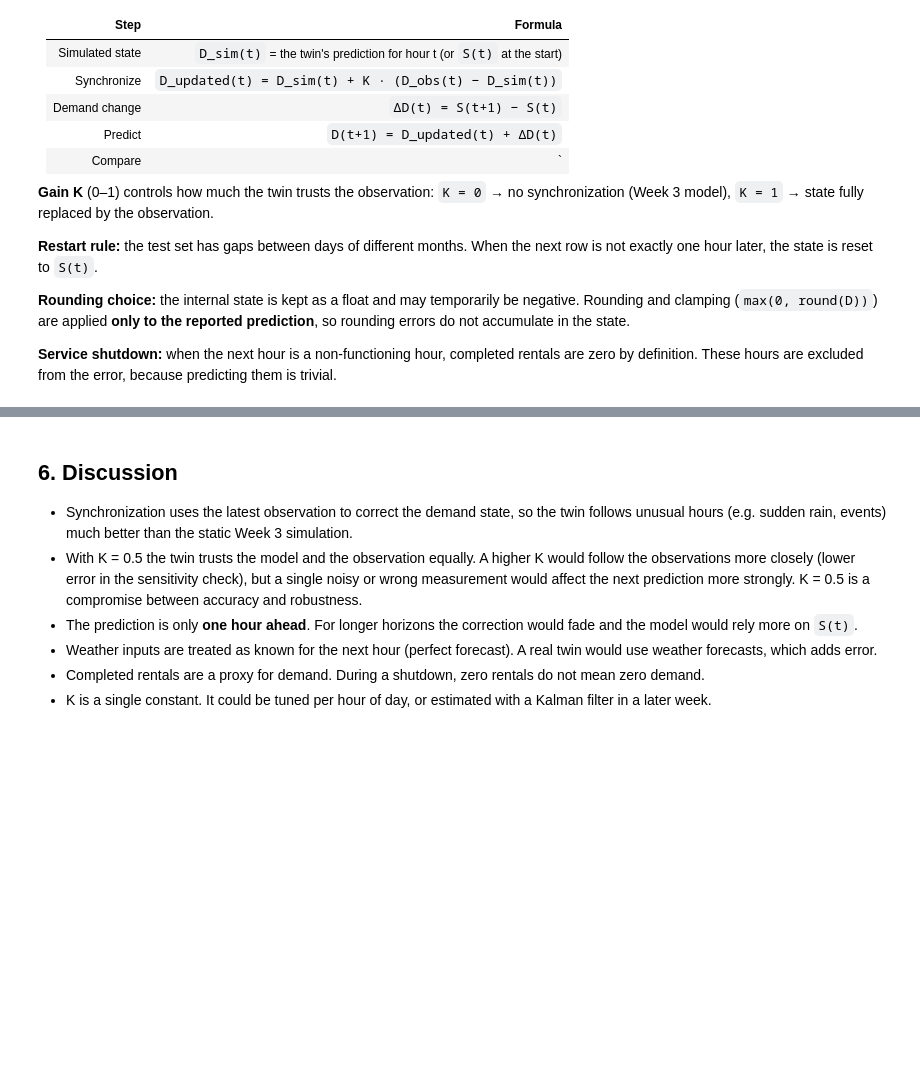
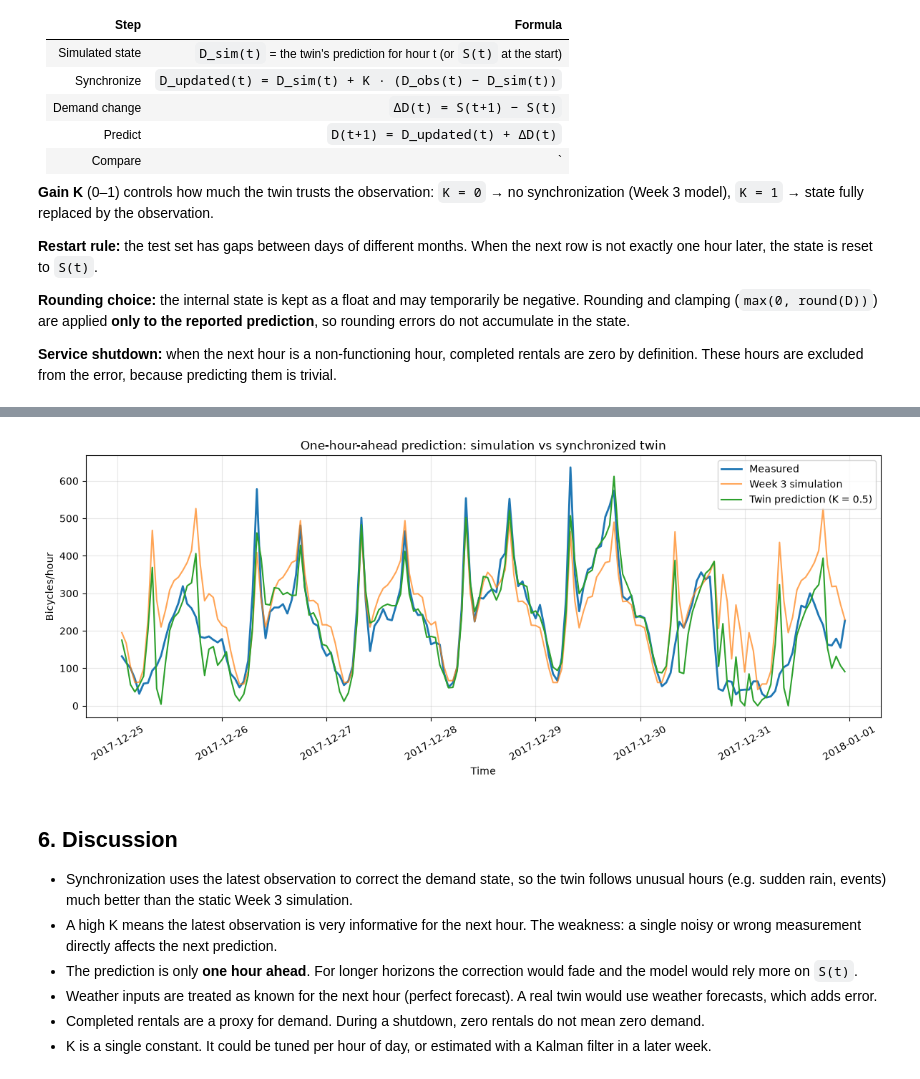
Before and after one commit to hazidoni/University---Digital-Twins, a Jupyter notebook: Week-4/week4_seoul_bike_sync.ipynb, the cells around one changed output, grey strips where cells are left out. Cells and saved outputs as stored; diff of their text form; code cells hidden in the pictures; blank space fills up the shorter version.

Commit message:
Add Week 4 synchronization notebook

```diff
--- a/Week-4/week4_seoul_bike_sync.ipynb
+++ b/Week-4/week4_seoul_bike_sync.ipynb
@@ -157,3 +146,5 @@ print('Used K:', K)
+# %%
+best_K = 0.5
 # %% [markdown]
 ## 5. Evaluate on the test data
 
@@ -164,11 +155,11 @@ Compare three predictors on the same one-hour-ahead test hours:
 # %%
-twin = run_twin(test, K)
+twin = run_twin(test, best_K)
 no_sync = run_twin(test, 0.0)
 
 summary = pd.Series({
     'Week 3 simulation': mae(twin, 'Week 3 simulation'),
     'Twin, K = 0': mae(no_sync, 'Twin prediction'),
-    f'Twin, K = {K}': mae(twin, 'Twin prediction'),
+    f'Twin, K = {best_K}': mae(twin, 'Twin prediction'),
 })
 print('Test MAE, operating hours only (bicycles/hour):')
 print(summary.round(1))
@@ -179,25 +178,27 @@ print(f'Error reduction from synchronization: {improvement:.0%}')
 # %%
 # One test week from the first test month
 first_month = twin['Timestamp'].dt.month.iloc[0]
 week = twin[twin['Timestamp'].dt.month == first_month].head(168)
 
 plt.figure(figsize=(12, 5))
 plt.plot(week['Timestamp'], week['Measured'], label='Measured', linewidth=2)
 plt.plot(week['Timestamp'], week['Week 3 simulation'], label='Week 3 simulation', alpha=0.7)
-plt.plot(week['Timestamp'], week['Twin prediction'], label=f'Twin prediction (K = {K})')
+plt.plot(week['Timestamp'], week['Twin prediction'], label=f'Twin prediction (K = {best_K})')
 plt.title('One-hour-ahead prediction: simulation vs synchronized twin')
 plt.xlabel('Time')
 plt.ylabel('Bicycles/hour')
 plt.xticks(rotation=30)
 plt.legend()
 plt.grid(alpha=0.3)
 plt.tight_layout()
 plt.show()
+# %% [output]
+[figure, added]
 # %% [markdown]
 ## 6. Discussion
 
 - Synchronization uses the latest observation to correct the demand state, so the twin follows unusual hours (e.g. sudden rain, events) much better than the static Week 3 simulation.
-- With K = 0.5 the twin trusts the model and the observation equally. A higher K would follow the observations more closely (lower error in the sensitivity check), but a single noisy or wrong measurement would affect the next prediction more strongly. K = 0.5 is a compromise between accuracy and robustness.
+- A high K means the latest observation is very informative for the next hour. The weakness: a single noisy or wrong measurement directly affects the next prediction.
 - The prediction is only **one hour ahead**. For longer horizons the correction would fade and the model would rely more on `S(t)`.
 - Weather inputs are treated as known for the next hour (perfect forecast). A real twin would use weather forecasts, which adds error.
 - Completed rentals are a proxy for demand. During a shutdown, zero rentals do not mean zero demand.
```
Also changed, not shown: parts of 6 cells of this notebook.
